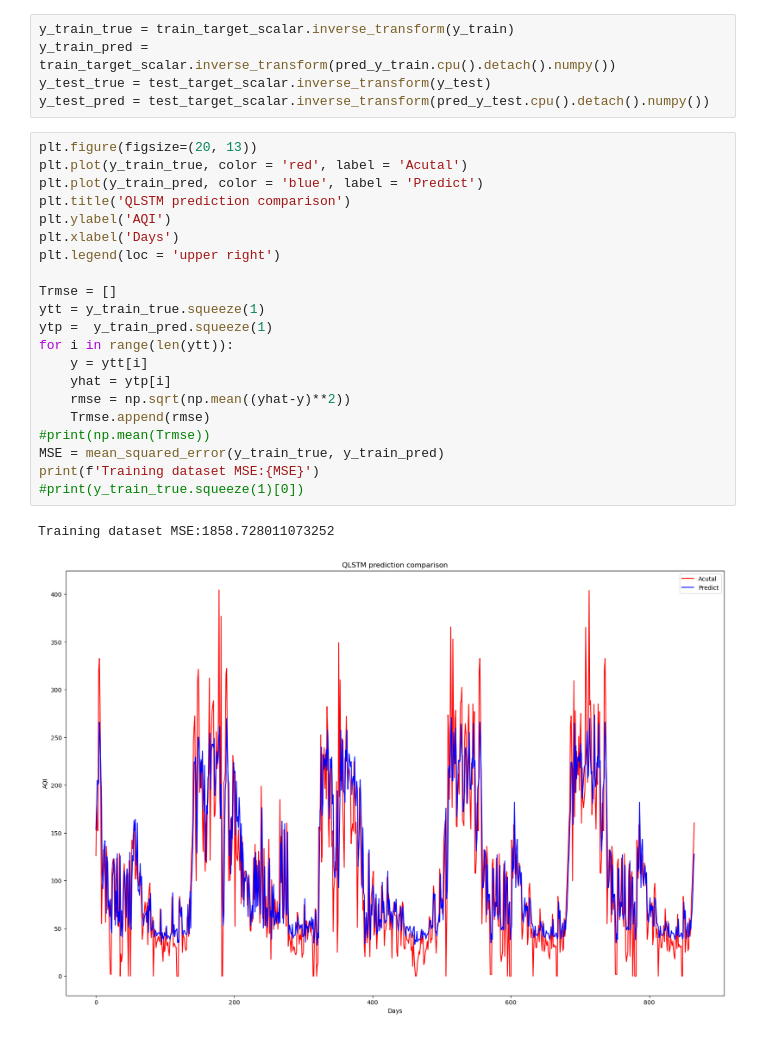
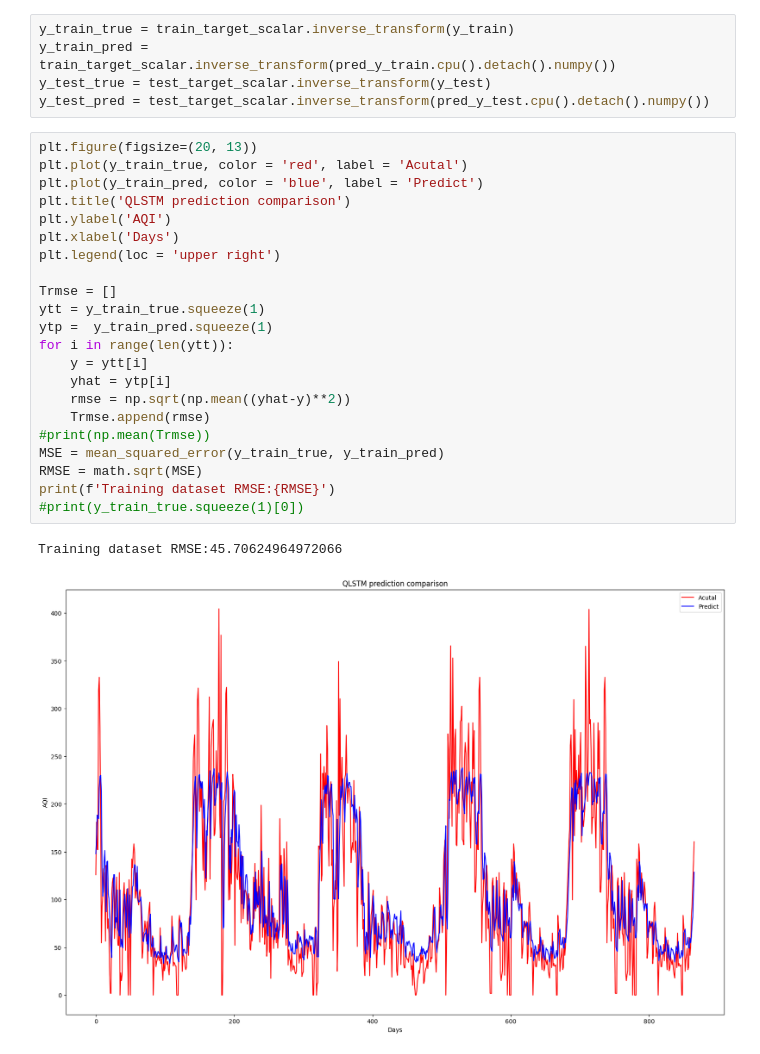
Before and after one commit to SPUTnik-42/Q-LSTM, a Jupyter notebook: delhi_aqi_qlstm_newVar.ipynb, the cells around one changed output. Drawn from its saved outputs; the diff is of its cells as text.

```diff
--- a/delhi_aqi_qlstm_newVar.ipynb
+++ b/delhi_aqi_qlstm_newVar.ipynb
@@ -482,27 +482,28 @@ y_test_pred = test_target_scalar.inverse_transform(pred_y_test.cpu().detach().nu
 # %%
 plt.figure(figsize=(20, 13))
 plt.plot(y_train_true, color = 'red', label = 'Acutal')
 plt.plot(y_train_pred, color = 'blue', label = 'Predict')
 plt.title('QLSTM prediction comparison')
 plt.ylabel('AQI')
 plt.xlabel('Days')
 plt.legend(loc = 'upper right')
 
 Trmse = []
 ytt = y_train_true.squeeze(1)
 ytp =  y_train_pred.squeeze(1)
 for i in range(len(ytt)):
     y = ytt[i]
     yhat = ytp[i]
     rmse = np.sqrt(np.mean((yhat-y)**2))
     Trmse.append(rmse)
 #print(np.mean(Trmse))
 MSE = mean_squared_error(y_train_true, y_train_pred)
-print(f'Training dataset MSE:{MSE}')
+RMSE = math.sqrt(MSE)
+print(f'Training dataset RMSE:{RMSE}')
 #print(y_train_true.squeeze(1)[0])
 # %% [output]
-Training dataset MSE:1858.728011073252
+Training dataset RMSE:45.70624964972066
-[figure, old version]
+[figure, new version]
 # %%
 plt.figure(figsize=(20, 13))
 plt.plot(y_test_true, color = 'red', label = 'Acutal')
```
Also changed, not shown: parts of 6 cells of this notebook, 1 other file.
